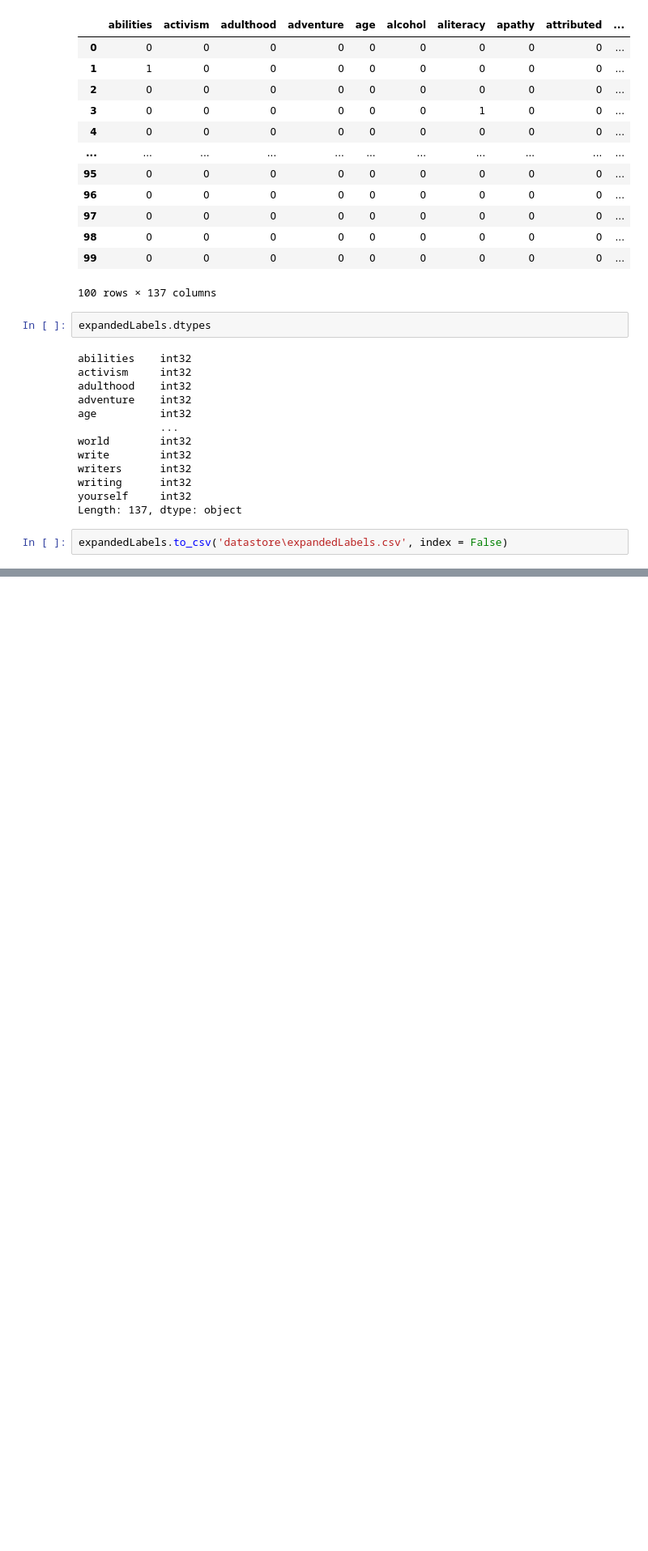
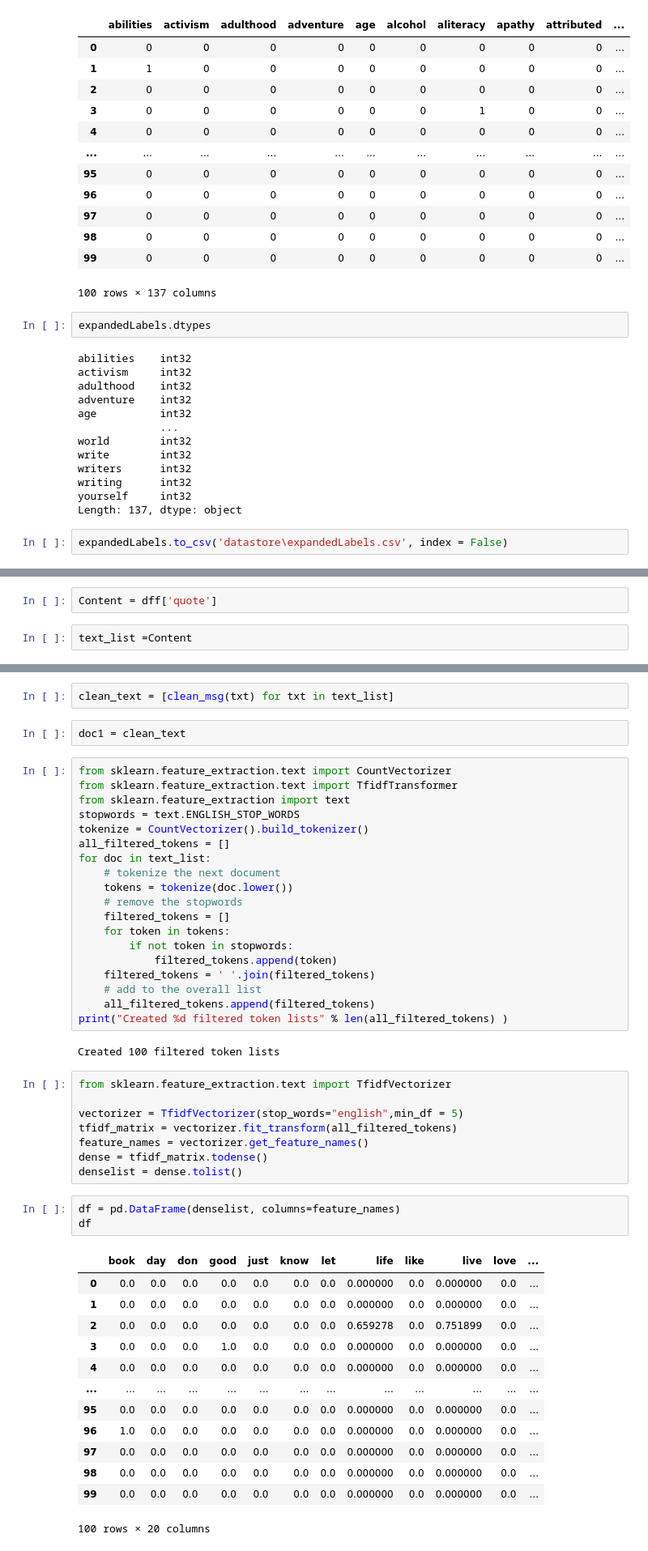
Before and after one commit to sarocha19/data-ass2, a Jupyter notebook: ds4bizy63t1_assign2-woonoh-main/Quote/final quotes.ipynb, the cells around one changed output, grey strips where cells are left out. Shown at 81% size. Saved outputs shown, nothing was run; the diff lists cells and outputs as text; blank space fills up the shorter version.

```diff
--- a/ds4bizy63t1_assign2-woonoh-main/Quote/final quotes.ipynb
+++ b/ds4bizy63t1_assign2-woonoh-main/Quote/final quotes.ipynb
@@ -177,0 +126,4 @@ res
+# %%
+Content = dff['quote']
+# %%
+text_list =Content
@@ -177,0 +152,50 @@ res
+# %%
+clean_text = [clean_msg(txt) for txt in text_list]
+# %%
+doc1 = clean_text
+# %%
+from sklearn.feature_extraction.text import CountVectorizer
+from sklearn.feature_extraction.text import TfidfTransformer
+from sklearn.feature_extraction import text
+stopwords = text.ENGLISH_STOP_WORDS
+tokenize = CountVectorizer().build_tokenizer()
+all_filtered_tokens = []
+for doc in text_list:
+    # tokenize the next document
+    tokens = tokenize(doc.lower())
+    # remove the stopwords
+    filtered_tokens = []
+    for token in tokens:
+        if not token in stopwords:
+            filtered_tokens.append(token)
+    filtered_tokens = ' '.join(filtered_tokens)
+    # add to the overall list
+    all_filtered_tokens.append(filtered_tokens)
+print("Created %d filtered token lists" % len(all_filtered_tokens) )
+# %% [output]
+Created 100 filtered token lists
+# %%
+from sklearn.feature_extraction.text import TfidfVectorizer
+
+vectorizer = TfidfVectorizer(stop_words="english",min_df = 5)
+tfidf_matrix = vectorizer.fit_transform(all_filtered_tokens)
+feature_names = vectorizer.get_feature_names()
+dense = tfidf_matrix.todense()
+denselist = dense.tolist()
+# %%
+df = pd.DataFrame(denselist, columns=feature_names)
+df
+# %% [output]
+|  | book | day | don | good | just | know | let | life | like | live | love | ... |
+| 0 | 0.0 | 0.0 | 0.0 | 0.0 | 0.0 | 0.0 | 0.0 | 0.000000 | 0.0 | 0.000000 | 0.0 | ... |
+| 1 | 0.0 | 0.0 | 0.0 | 0.0 | 0.0 | 0.0 | 0.0 | 0.000000 | 0.0 | 0.000000 | 0.0 | ... |
+| 2 | 0.0 | 0.0 | 0.0 | 0.0 | 0.0 | 0.0 | 0.0 | 0.659278 | 0.0 | 0.751899 | 0.0 | ... |
+| 3 | 0.0 | 0.0 | 0.0 | 1.0 | 0.0 | 0.0 | 0.0 | 0.000000 | 0.0 | 0.000000 | 0.0 | ... |
+| 4 | 0.0 | 0.0 | 0.0 | 0.0 | 0.0 | 0.0 | 0.0 | 0.000000 | 0.0 | 0.000000 | 0.0 | ... |
+| ... | ... | ... | ... | ... | ... | ... | ... | ... | ... | ... | ... | ... |
+| 95 | 0.0 | 0.0 | 0.0 | 0.0 | 0.0 | 0.0 | 0.0 | 0.000000 | 0.0 | 0.000000 | 0.0 | ... |
+| 96 | 1.0 | 0.0 | 0.0 | 0.0 | 0.0 | 0.0 | 0.0 | 0.000000 | 0.0 | 0.000000 | 0.0 | ... |
+| 97 | 0.0 | 0.0 | 0.0 | 0.0 | 0.0 | 0.0 | 0.0 | 0.000000 | 0.0 | 0.000000 | 0.0 | ... |
+| 98 | 0.0 | 0.0 | 0.0 | 0.0 | 0.0 | 0.0 | 0.0 | 0.000000 | 0.0 | 0.000000 | 0.0 | ... |
+| 99 | 0.0 | 0.0 | 0.0 | 0.0 | 0.0 | 0.0 | 0.0 | 0.000000 | 0.0 | 0.000000 | 0.0 | ... |
+100 rows × 20 columns
```
Also changed, not shown: parts of 15 cells of this notebook.
